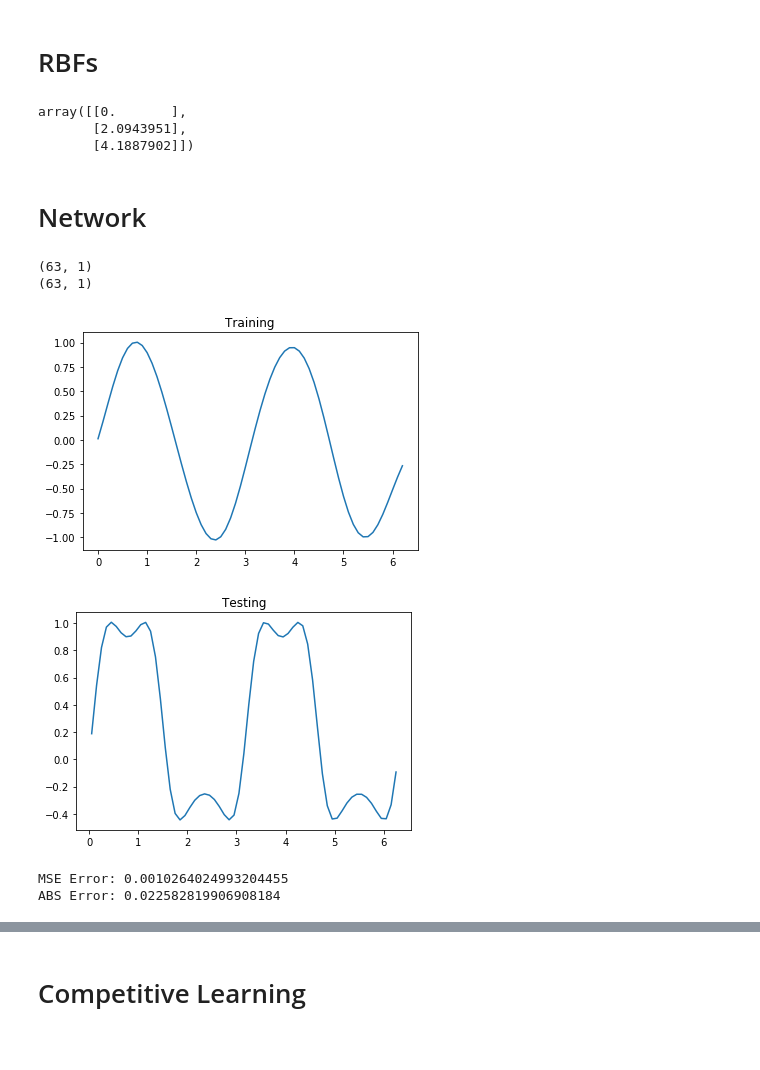
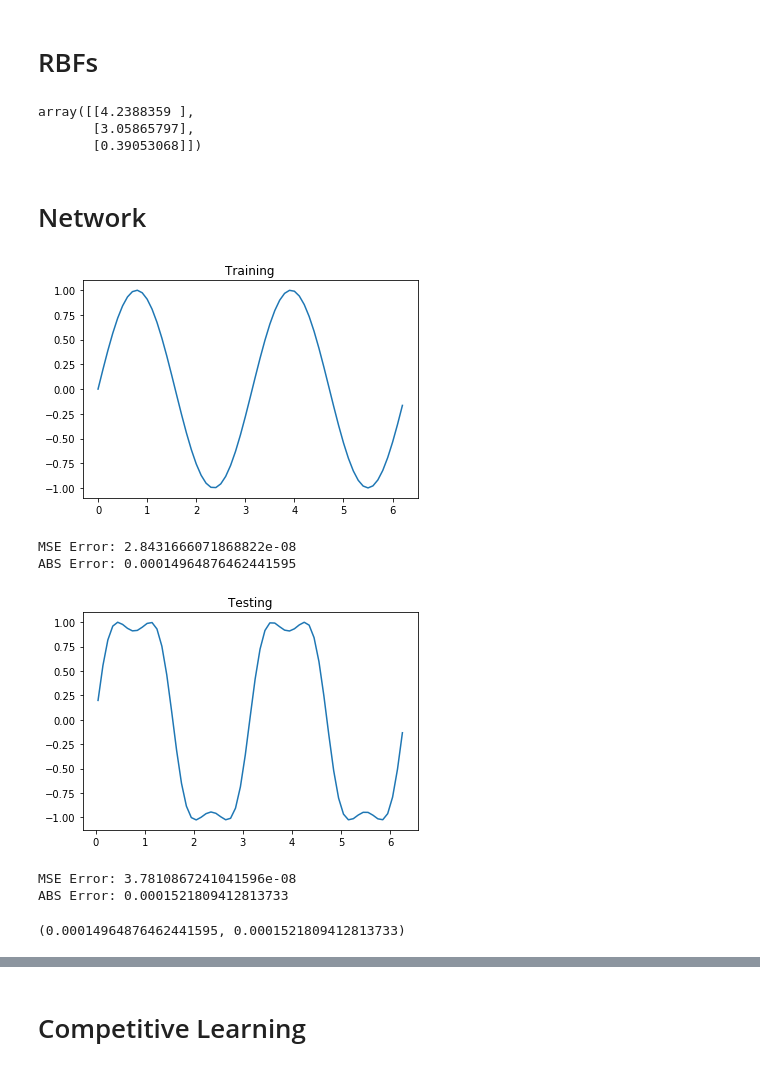
Before and after one commit to griiak/ANN-Assignment1-GS, a Jupyter notebook: A2/part1.ipynb, the cells around one changed output, grey strips where cells are left out. Cells and saved outputs as stored; diff of their text form; code cells hidden in the pictures.

```diff
--- a/A2/part1.ipynb
+++ b/A2/part1.ipynb
@@ -19,7 +19,7 @@ def generate_data(func, noise=0):
     clean_Y = Y[5::10].copy()
 
     if noise > 0:
-        Y += np.random.normal(0, noise_std, Y.shape)
+        Y += np.random.normal(0, noise, Y.shape)
 
     train_X = X[::10].copy()
     train_Y = Y[::10].copy()
@@ -79,11 +87,11 @@ def unevenly_spaced_rbf(count):
 def custom_rbf():
     return np.array([[   ]]) #put stuff here
 # %%
-evenly_spaced_rbf(3)
+random_rbf(3)
 # %% [output]
-array([[0.       ],
-       [2.0943951],
-       [4.1887902]])
+array([[4.2388359 ],
+       [3.05865797],
+       [0.39053068]])
 # %% [markdown]
 # Network
 # %%
@@ -164,14 +239,16 @@ class RBF():
 # %%
+np.random.seed(10)
 train_X, train_Y, test_X, test_Y, clean_X, clean_Y = generate_data(lambda x:np.sin(x))
-print(train_X.shape)
-print(train_Y.shape)
-centers = evenly_spaced_rbf(20)
-network = RBF(centers, sigma=0.6, use_batch=False)
-network.train(train_X,train_Y,test_X,test_Y,eta=0.2, n_epochs=100)
+# print(train_X[:,0])
+# print(train_Y.shape)
+centers = evenly_spaced_rbf(19)
+network = RBF(centers, sigma=0.6, use_batch=True)
+network.train(train_X,train_Y,test_X,test_Y,eta=0.2, n_epochs=1000)
 # %% [output]
+[figure, new version]
-(63, 1)
-(63, 1)
+MSE Error: 2.8431666071868822e-08
+ABS Error: 0.00014964876462441595
-[figure, old version]
-[figure, old version]
+[figure, new version]
-MSE Error: 0.0010264024993204455
-ABS Error: 0.022582819906908184
+MSE Error: 3.7810867241041596e-08
+ABS Error: 0.0001521809412813733
+(0.00014964876462441595, 0.0001521809412813733)
```
Also changed, not shown: parts of 13 cells of this notebook.
